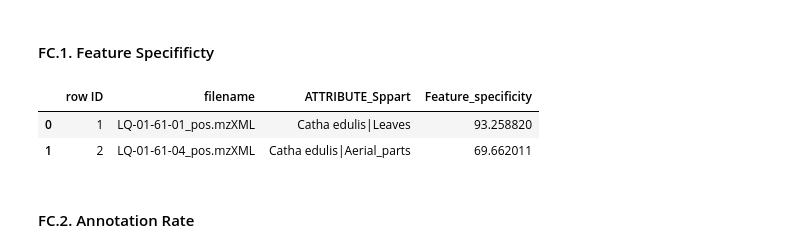
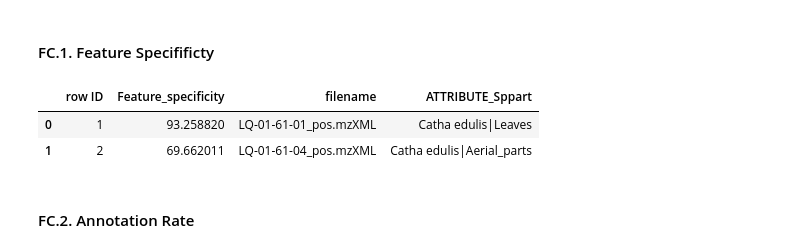
Before and after one commit to luigiquiros/inventa, a Jupyter notebook: notebook/inventa.ipynb, the cells around one changed output. Drawn from its saved outputs; the diff is of its cells as text; code cells hidden in the pictures.

Commit message:
add col_id_unique for calculations
Replacement for fixed column = ATTRIBUTE_Sppart

```diff
--- a/notebook/inventa.ipynb
+++ b/notebook/inventa.ipynb
@@ -158,8 +194,12 @@ NameError: name 'pd' is not defined
 #metadata
 metadata_df = pd.read_csv(metadata_filename, sep='\t')
 
-#if a column Species\part is NOT present run the following command, if IS PRESENT don't run.
+col_id_unique = 'ATTRIBUTE_Sppart'      #column containing an unique identifier for each sample, like Species_plantpart, Species_solvent. It could be the filename
+                                        #this column SHOULD be
+
+#if you need to create an unique identifier column like Species\part, use as model the followin line. IF the colum is PRESENT, then don't run it.
 metadata_df['ATTRIBUTE_Sppart'] = metadata_df["ATTRIBUTE_Species"]+ "|" + metadata_df["ATTRIBUTE_Organe"].map(str)
+
 metadata_df.head(3)
 # %% [output]
 |  | filename | ATTRIBUTE_Code | ATTRIBUTE_Type | ATTRIBUTE_Family | ATTRIBUTE_Genus | ATTRIBUTE_Species | ... |
@@ -206,7 +241,7 @@ metadata_df = drop_samples_based_on_string(metadata_df,list_of_strings_for_QC_Bl
 # %% [markdown]
 ##### Make a minimal table for further processing
 # %%
-reduced_df = reduce_df(full_df, metadata_df, 'ATTRIBUTE_Sppart')
+reduced_df = reduce_df(full_df, metadata_df, col_id_unique)
 reduced_df.head(2)
 # %% [output]
 |  | 1 | 2 | 3 | 4 | 5 | 6 | 7 | 8 | 9 | 10 | ... |
@@ -221,12 +256,12 @@ reduced_df.head(2)
 # %% [markdown]
 #### FC.1. Feature Specifificty
 # %%
-specificity_df = top_ions(reduced_df, quant_df)
+specificity_df = top_ions(reduced_df, quant_df, col_id_unique)
 specificity_df.head(2)
 # %% [output]
-|  | row ID | filename | ATTRIBUTE_Sppart | Feature_specificity |
-| 0 | 1 | LQ-01-61-01_pos.mzXML | Catha edulis|Leaves | 93.258820 |
-| 1 | 2 | LQ-01-61-04_pos.mzXML | Catha edulis|Aerial_parts | 69.662011 |
+|  | row ID | Feature_specificity | filename | ATTRIBUTE_Sppart |
+| 0 | 1 | 93.258820 | LQ-01-61-01_pos.mzXML | Catha edulis|Leaves |
+| 1 | 2 | 69.662011 | LQ-01-61-04_pos.mzXML | Catha edulis|Aerial_parts |
 # %% [markdown]
 #### FC.2. Annotation Rate
 # %%
```
Also changed, not shown: parts of 8 cells of this notebook, 1 other file.
